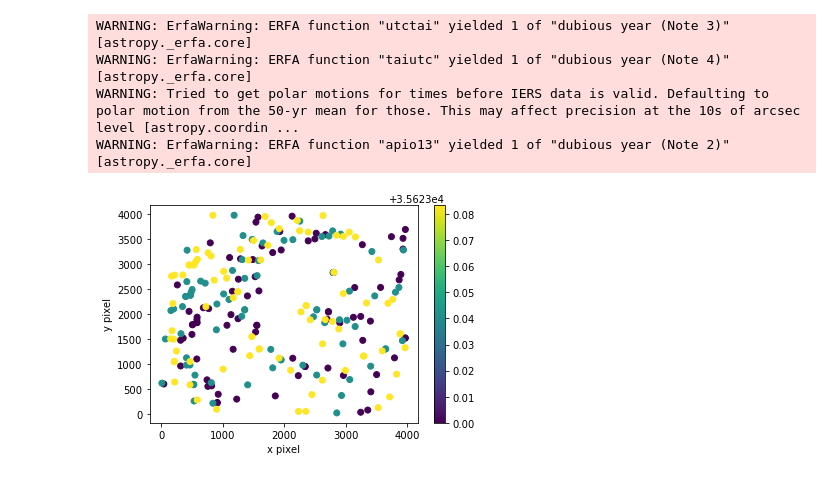
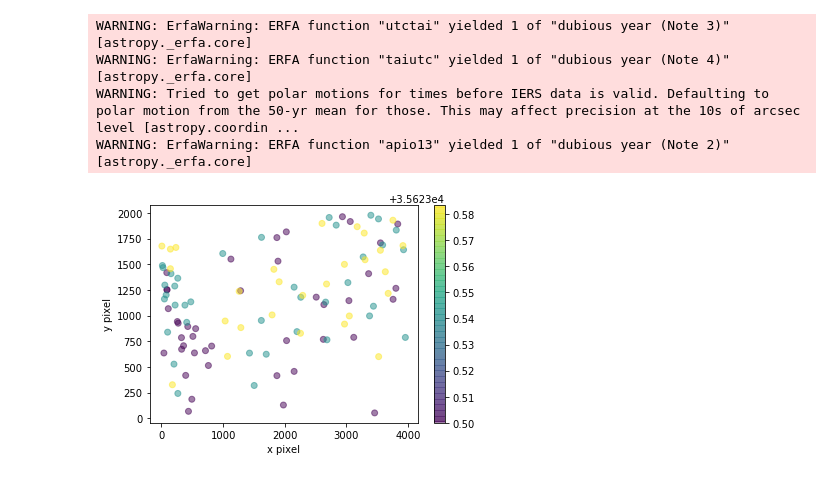
Before and after one commit to yoachim/20_Scratch, a Jupyter notebook: all_sky_example/example_all_sky.ipynb, the cells around one changed output. Cells and saved outputs as stored; diff of their text form; code cells hidden in the pictures.

```diff
--- a/all_sky_example/example_all_sky.ipynb
+++ b/all_sky_example/example_all_sky.ipynb
@@ -23,41 +25,41 @@ for star in star_data:
 # Here's a list of stars that we can use
 coords = SkyCoord(coord_list)
 # %%
-# While this says RA, DEC, we are going to treat it as an azimuth, altitude projection
+# Construct a WCS to do the mapping of alt,az to x,y pixles on an all-sky camera
 w = wcs.WCS(naxis=2)
-
-#crpix1=2.87356521e+03, crpix2=1.98559533e+03
 # From previous all-sky fits
-x0 = np.array([2.87356521e+03,   1.98559533e+03,  1., 1., .036,
+x0 = np.array([2.87e+03,   1.98e+03,  1., 1., .036,
         0.0027,  0.00295,   -0.0359])
-
 w.wcs.crpix = [x0[0], x0[1]]
 w.wcs.cdelt = [x0[2], x0[3]]
 w.wcs.pc = x0[4:8].reshape((2, 2))
-#w.wcs.set_pv([(2, 1, x0[8]), (2, 2, x0[9])])
-
-
-#w.wcs.crpix = [500, 500]
-#w.wcs.cdelt = np.array([-0.2, 0.2])
-#w.wcs.crval = [0, 90]
+# While this says RA,DEC we are going to treat it as an azimuth, altitude projection
 w.wcs.ctype = ["RA---ZEA", "DEC--ZEA"]
-#w.wcs.set_pv([(2, 1, 45.0)])
 # %%
-mjds = np.arange(0,3,1)/24. + 35623
+# Set 3 different times to observe
+mjds = np.arange(0,3,1)/24. + 35623.5
 times = Time(mjds, format='mjd')
 # %%
+# lists to hold observations
 xs = []
 ys = []
+ras = []
+decs = []
 mjd_arr = []
 for time in times:
+    # transform stars to alt,az coords
     stars_altaz = coords.transform_to(AltAz(obstime=time, location=site))
-    # Astropy is smart enough to ignore alt_az, so we have to trick it
+    # Astropy is smart enough to ignore alt,az, so we have to trick it
     stars_psudo = SkyCoord(ra=stars_altaz.az, dec =stars_altaz.alt)
+    # Use WCS to convert to pixel coords
     x,y = w.world_to_pixel(stars_psudo)
-    on_chip = np.where((x > 0) & (x < 4000) & (y > 0) & (y < 4000))[0]
+    # only use stars that land on the chip (say it's 4kx4k) and are above the horizon
+    on_chip = np.where((x > 0) & (x < 4000) & (y > 0) & (y < 4000) & (stars_altaz.alt.value > 0))[0]
     xs.append(x[on_chip])
     ys.append(y[on_chip])
     mjd_arr.append([time.mjd]*len(x[on_chip]))
+    ras.append(coords.ra.value[on_chip])
+    decs.append(coords.dec.value[on_chip])
 xs = np.concatenate(xs)
 ys = np.concatenate(ys)
 mjd_arr = np.concatenate(mjd_arr)
@@ -67,9 +69,10 @@ WARNING: ErfaWarning: ERFA function "taiutc" yielded 1 of "dubious year (Note 4)
 WARNING: Tried to get polar motions for times before IERS data is valid. Defaulting to polar motion from the 50-yr mean for those. This may affect precision at the 10s of arcsec level [astropy.coordin ...
 WARNING: ErfaWarning: ERFA function "apio13" yielded 1 of "dubious year (Note 2)" [astropy._erfa.core]
 # %%
-plt.scatter(xs, ys, c=mjd_arr)
+# plot the position of stars on the camera, color-coded by time of observation
+plt.scatter(xs, ys, c=mjd_arr, alpha=0.5)
 plt.xlabel('x pixel')
 plt.ylabel('y pixel')
 cb = plt.colorbar()
 # %% [output]
-[figure, old version]
+[figure, new version]
```
Also changed, not shown: parts of 13 cells of this notebook, 1 other file.
